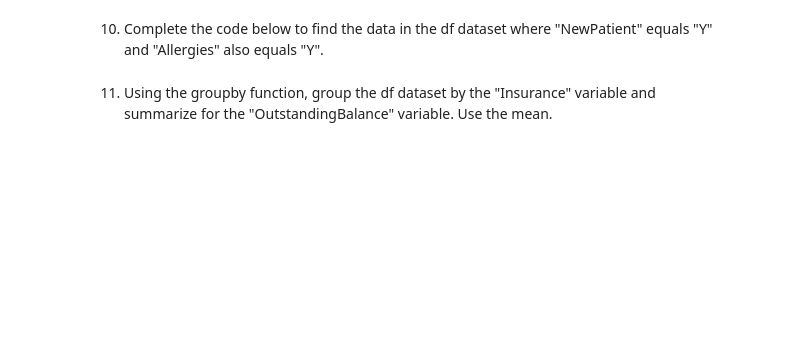
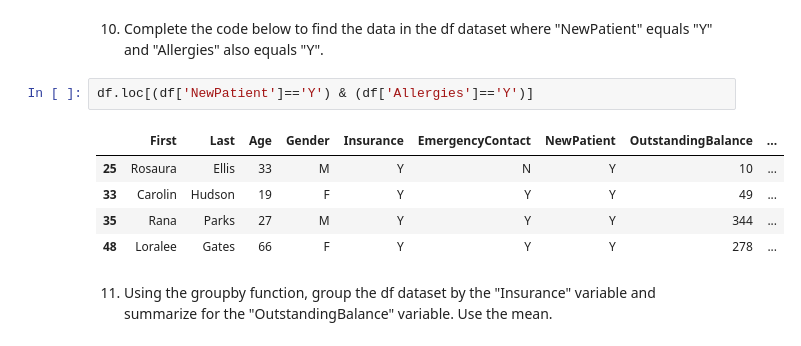
Before and after one commit to rabino15/Module-8---Exploring-Data, a Jupyter notebook: Module 8 - Exploring Data (1).ipynb, the cells around one changed output. Cells and saved outputs as stored; diff of their text form; blank space fills up the shorter version.

```diff
--- a/Module 8 - Exploring Data (1).ipynb
+++ b/Module 8 - Exploring Data (1).ipynb
@@ -652,4 +865,12 @@ df[df['NewPatient']=='Y']
 # %% [markdown]
 10. Complete the code below to find the data in the df dataset where "NewPatient" equals "Y" and "Allergies" also equals "Y".
+# %%
+df.loc[(df['NewPatient']=='Y') & (df['Allergies']=='Y')]
+# %% [output]
+|  | First | Last | Age | Gender | Insurance | EmergencyContact | NewPatient | OutstandingBalance | ... |
+| 25 | Rosaura | Ellis | 33 | M | Y | N | Y | 10 | ... |
+| 33 | Carolin | Hudson | 19 | F | Y | Y | Y | 49 | ... |
+| 35 | Rana | Parks | 27 | M | Y | Y | Y | 344 | ... |
+| 48 | Loralee | Gates | 66 | F | Y | Y | Y | 278 | ... |
 # %% [markdown]
 11. Using the groupby function, group the df dataset by the "Insurance" variable and summarize for the "OutstandingBalance" variable. Use the mean.
```
Also changed, not shown: parts of 24 cells of this notebook.
